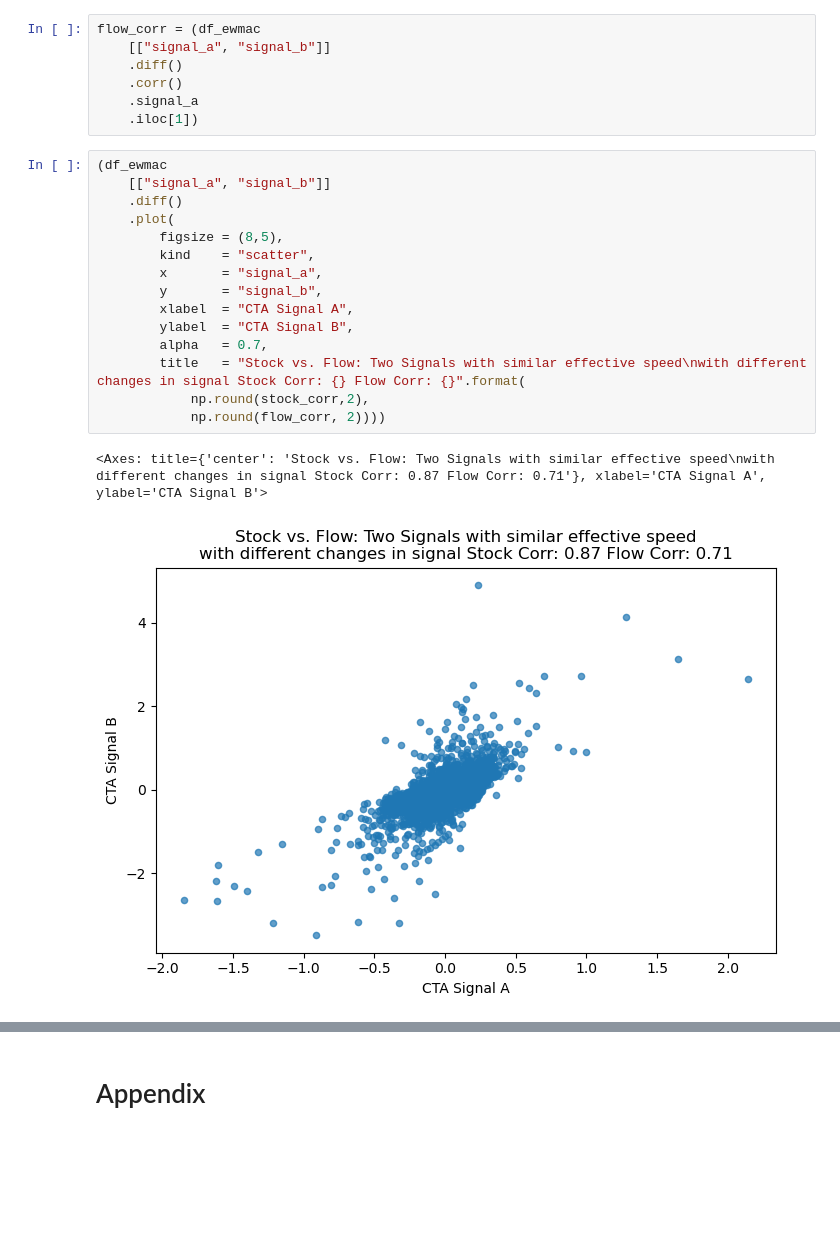
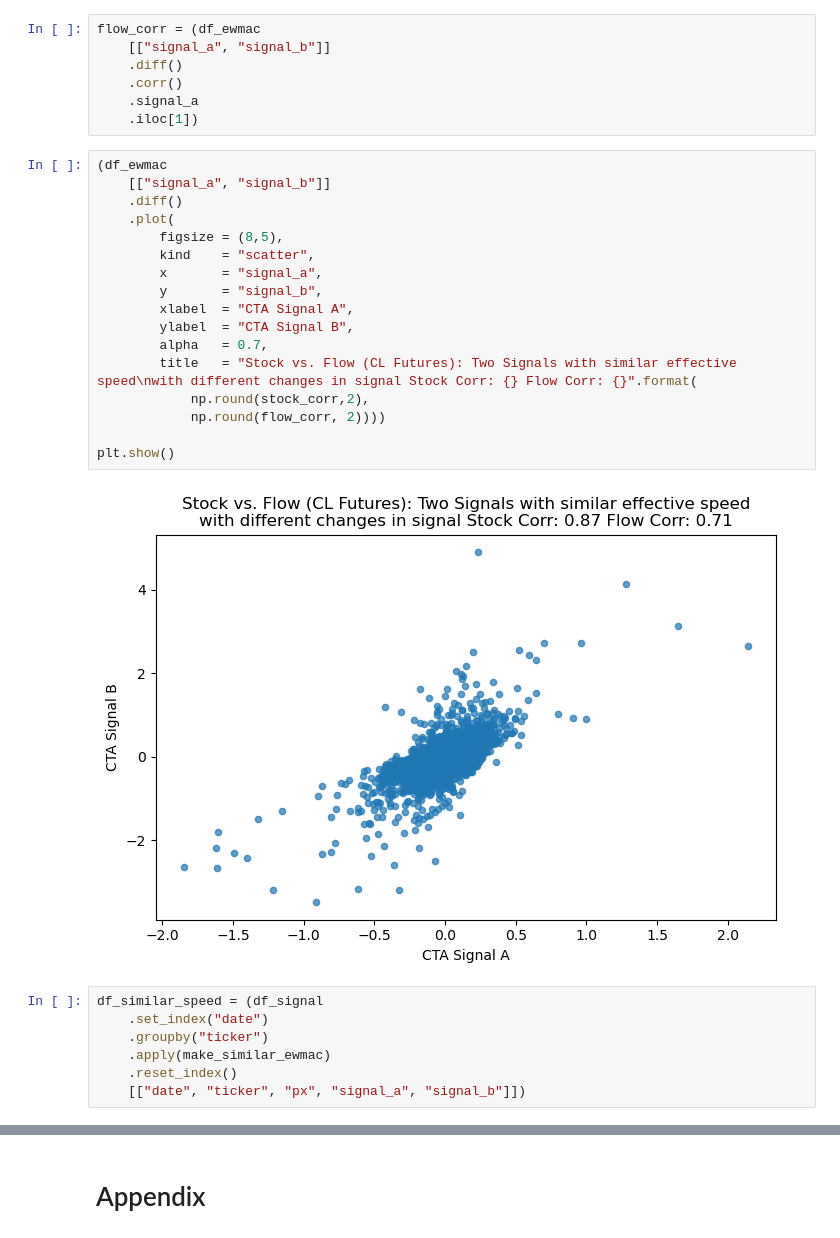
Before and after one commit to diegodalvarez/TrendSystem, a Jupyter notebook: Research/Blogs/Gresham.ipynb, the cells around one changed output, grey strips where cells are left out. Drawn from its saved outputs; the diff is of its cells as text; blank space fills up the shorter version.

Commit message:
Flow vs Stock

```diff
--- a/Research/Blogs/Gresham.ipynb
+++ b/Research/Blogs/Gresham.ipynb
@@ -309,18 +309,26 @@ flow_corr = (df_ewmac
 # %%
 (df_ewmac
     [["signal_a", "signal_b"]]
     .diff()
     .plot(
         figsize = (8,5),
         kind    = "scatter",
         x       = "signal_a",
         y       = "signal_b",
         xlabel  = "CTA Signal A",
         ylabel  = "CTA Signal B",
         alpha   = 0.7,
-        title   = "Stock vs. Flow: Two Signals with similar effective speed\nwith different changes in signal Stock Corr: {} Flow Corr: {}".format(
+        title   = "Stock vs. Flow (CL Futures): Two Signals with similar effective speed\nwith different changes in signal Stock Corr: {} Flow Corr: {}".format(
             np.round(stock_corr,2),
             np.round(flow_corr, 2))))
+
+plt.show()
 # %% [output]
-<Axes: title={'center': 'Stock vs. Flow: Two Signals with similar effective speed\nwith different changes in signal Stock Corr: 0.87 Flow Corr: 0.71'}, xlabel='CTA Signal A', ylabel='CTA Signal B'>
-[figure, old version]
+[figure, new version]
+# %%
+df_similar_speed = (df_signal
+    .set_index("date")
+    .groupby("ticker")
+    .apply(make_similar_ewmac)
+    .reset_index()
+    [["date", "ticker", "px", "signal_a", "signal_b"]])
```
Also changed, not shown: parts of 11 cells of this notebook.
